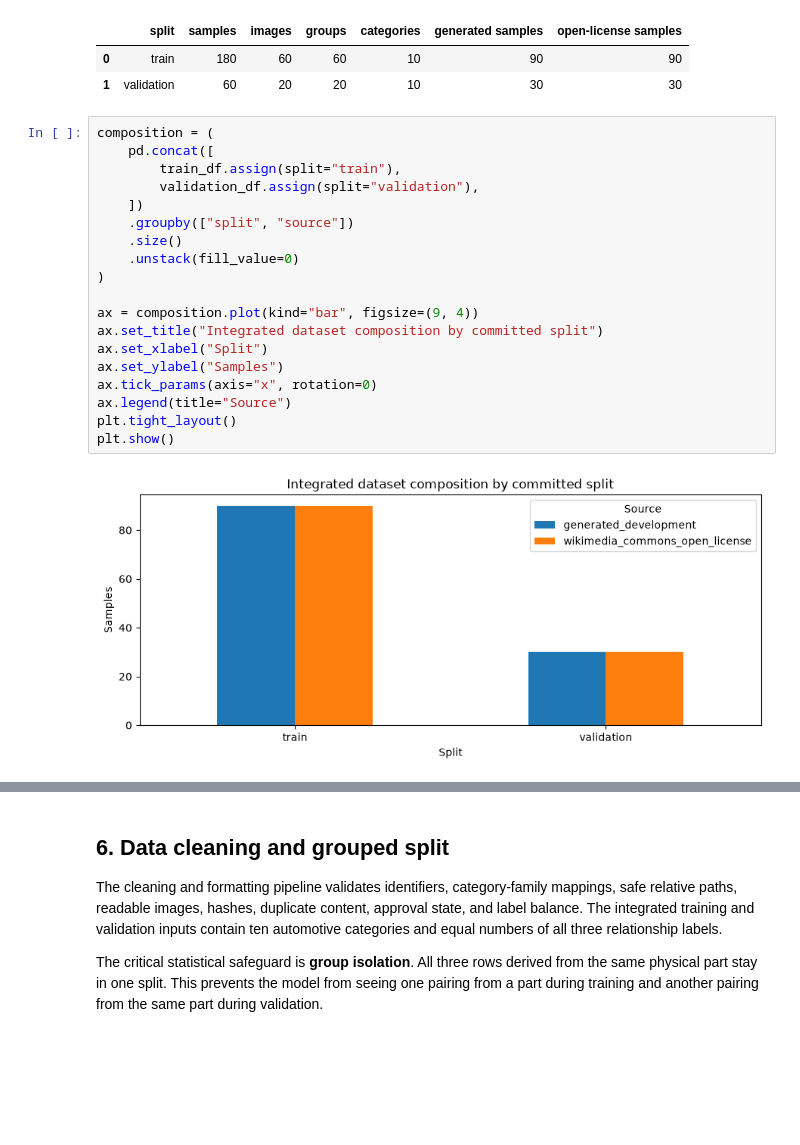
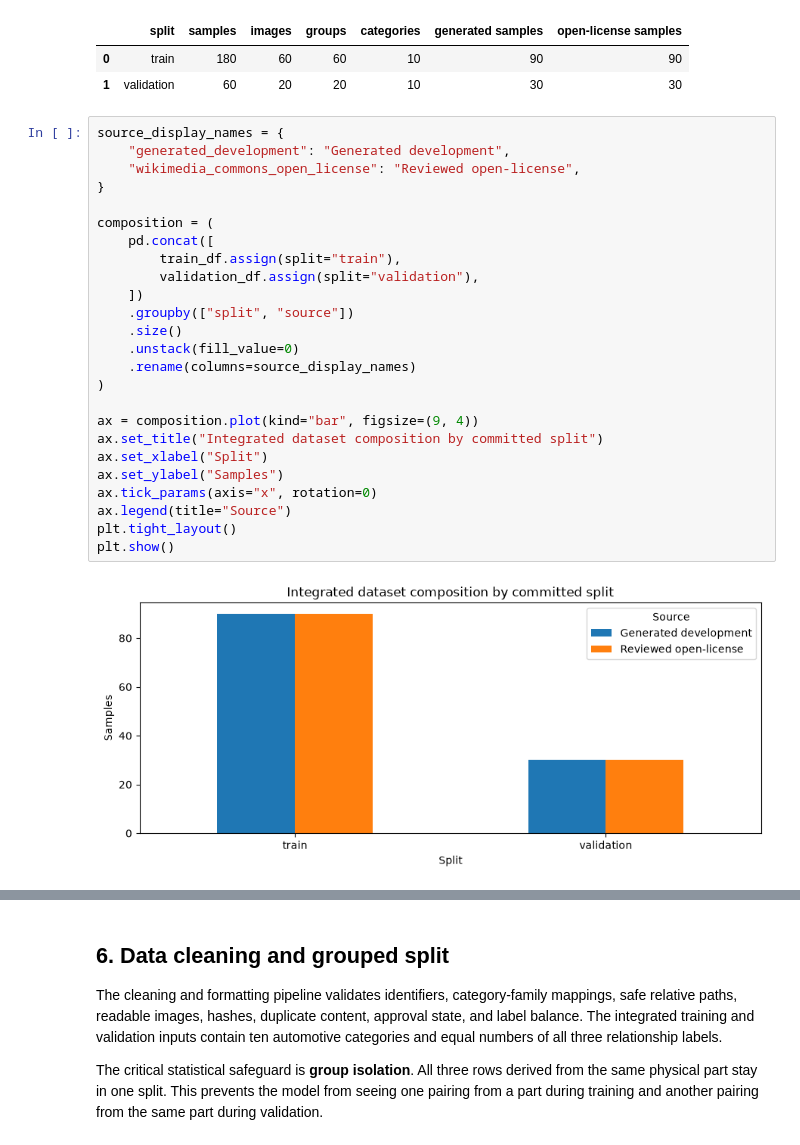
Before and after one commit to SATananov/automotive-part-image-text-matching, a Jupyter notebook: notebooks/02_final_exam_project.ipynb, the cells around one changed output, grey strips where cells are left out. Saved outputs shown, nothing was run; the diff lists cells and outputs as text; blank space fills up the shorter version.

```diff
--- a/notebooks/02_final_exam_project.ipynb
+++ b/notebooks/02_final_exam_project.ipynb
@@ -124,26 +123,32 @@ display(split_profile)
 | 0 | train | 180 | 60 | 60 | 10 | 90 | 90 |
 | 1 | validation | 60 | 20 | 20 | 10 | 30 | 30 |
 # %%
+source_display_names = {
+    "generated_development": "Generated development",
+    "wikimedia_commons_open_license": "Reviewed open-license",
+}
+
 composition = (
     pd.concat([
         train_df.assign(split="train"),
         validation_df.assign(split="validation"),
     ])
     .groupby(["split", "source"])
     .size()
     .unstack(fill_value=0)
+    .rename(columns=source_display_names)
 )
 
 ax = composition.plot(kind="bar", figsize=(9, 4))
 ax.set_title("Integrated dataset composition by committed split")
 ax.set_xlabel("Split")
 ax.set_ylabel("Samples")
 ax.tick_params(axis="x", rotation=0)
 ax.legend(title="Source")
 plt.tight_layout()
 plt.show()
 # %% [output]
-[figure, old version]
+[figure, new version]
 # %%
 examples = pd.concat([
     train_df[train_df["source"] == "generated_development"].head(1),
```
Also changed, not shown: parts of 12 cells of this notebook, 23 other files.
